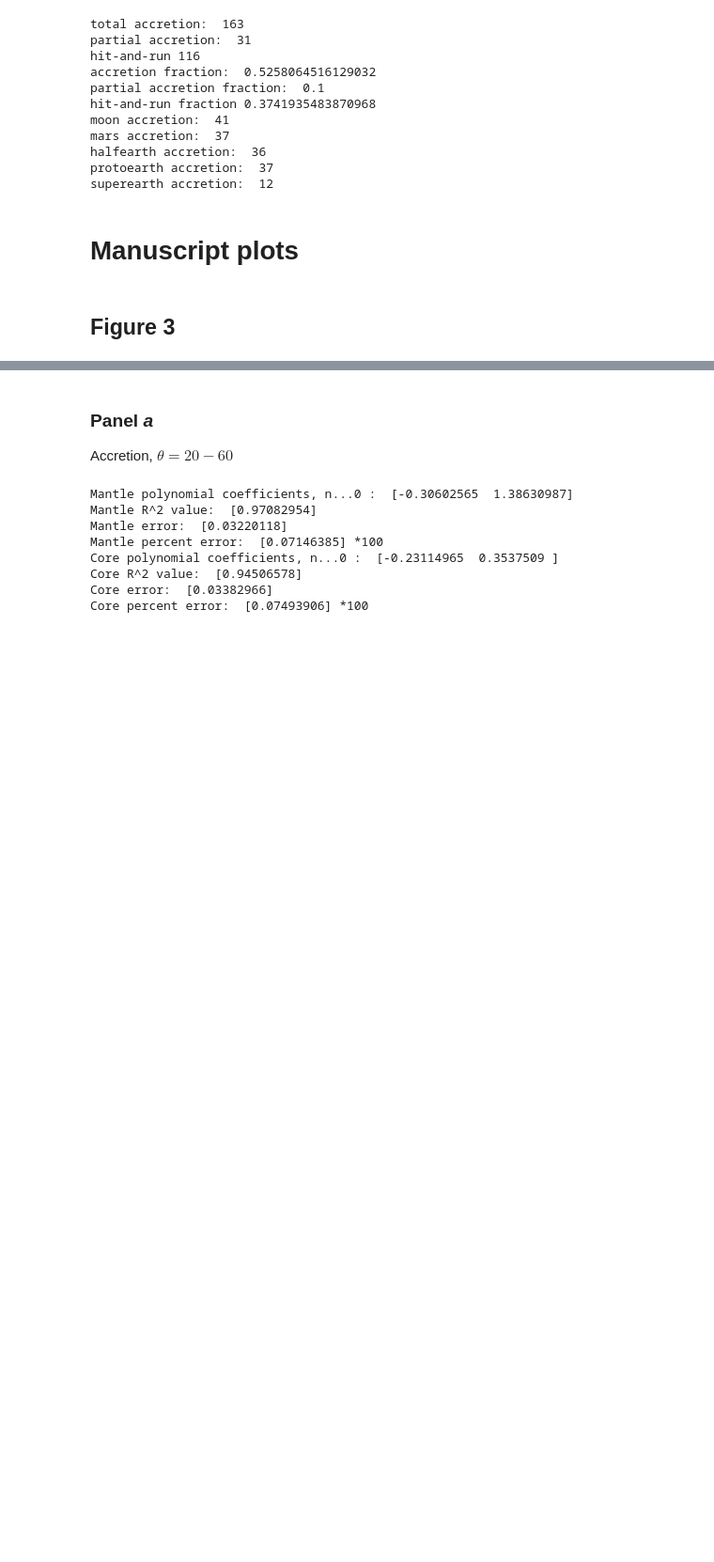
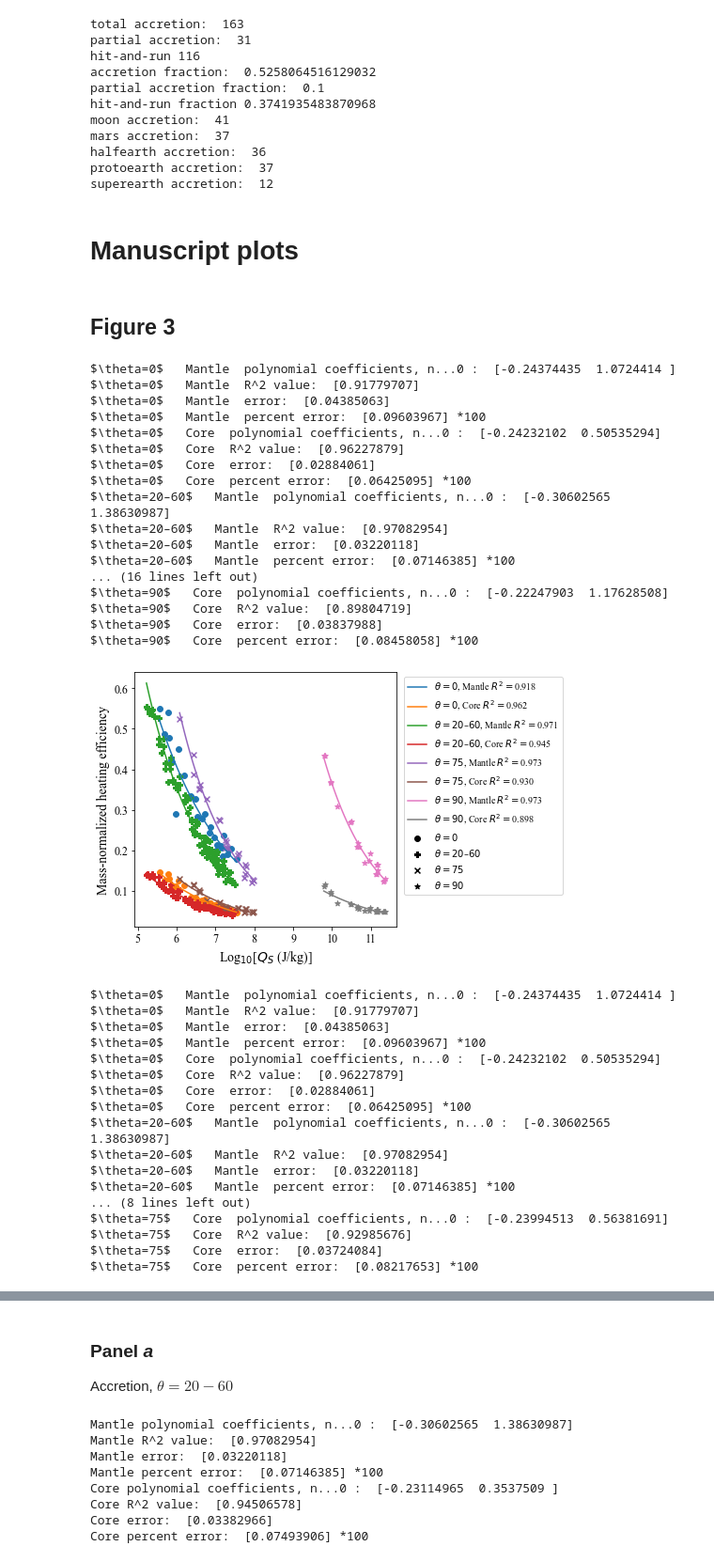
Before and after one commit to PlanetSim/SWIFT-survey-2024-paper-data, a Jupyter notebook: Manuscript_plots_only.ipynb, the cells around one changed output, grey strips where cells are left out. Shown at 94% size. Drawn from its saved outputs; the diff is of its cells as text; code cells hidden in the pictures; blank space fills up the shorter version.

```diff
--- a/Manuscript_plots_only.ipynb
+++ b/Manuscript_plots_only.ipynb
@@ -1758,3 +1799,42 @@ def u_core_mantle_bound_mass(simlistlist,labels=None,xlim=None,star=False,loglog
         imname=savefig+'.pdf'
         plt.savefig(imname,bbox_inches='tight')
     plt.show()
+# %%
+u_core_mantle_bound_mass([accretionlist],labels=None,loglog=True,logfit=True,combined=True,legend=False)
+u_core_mantle_bound_mass([accretionlistno90],labels=None,loglog=True,logfit=True,combined=True,legend=False)
+# %% [output]
+$\theta=0$   Mantle  polynomial coefficients, n...0 :  [-0.24374435  1.0724414 ]
+$\theta=0$   Mantle  R^2 value:  [0.91779707]
+$\theta=0$   Mantle  error:  [0.04385063]
+$\theta=0$   Mantle  percent error:  [0.09603967] *100
+$\theta=0$   Core  polynomial coefficients, n...0 :  [-0.24232102  0.50535294]
+$\theta=0$   Core  R^2 value:  [0.96227879]
+$\theta=0$   Core  error:  [0.02884061]
+$\theta=0$   Core  percent error:  [0.06425095] *100
+$\theta=20–60$   Mantle  polynomial coefficients, n...0 :  [-0.30602565  1.38630987]
+$\theta=20–60$   Mantle  R^2 value:  [0.97082954]
+$\theta=20–60$   Mantle  error:  [0.03220118]
+$\theta=20–60$   Mantle  percent error:  [0.07146385] *100
+... (16 lines left out)
+$\theta=90$   Core  polynomial coefficients, n...0 :  [-0.22247903  1.17628508]
+$\theta=90$   Core  R^2 value:  [0.89804719]
+$\theta=90$   Core  error:  [0.03837988]
+$\theta=90$   Core  percent error:  [0.08458058] *100
+[figure, added]
+$\theta=0$   Mantle  polynomial coefficients, n...0 :  [-0.24374435  1.0724414 ]
+$\theta=0$   Mantle  R^2 value:  [0.91779707]
+$\theta=0$   Mantle  error:  [0.04385063]
+$\theta=0$   Mantle  percent error:  [0.09603967] *100
+$\theta=0$   Core  polynomial coefficients, n...0 :  [-0.24232102  0.50535294]
+$\theta=0$   Core  R^2 value:  [0.96227879]
+$\theta=0$   Core  error:  [0.02884061]
+$\theta=0$   Core  percent error:  [0.06425095] *100
+$\theta=20–60$   Mantle  polynomial coefficients, n...0 :  [-0.30602565  1.38630987]
+$\theta=20–60$   Mantle  R^2 value:  [0.97082954]
+$\theta=20–60$   Mantle  error:  [0.03220118]
+$\theta=20–60$   Mantle  percent error:  [0.07146385] *100
+... (8 lines left out)
+$\theta=75$   Core  polynomial coefficients, n...0 :  [-0.23994513  0.56381691]
+$\theta=75$   Core  R^2 value:  [0.92985676]
+$\theta=75$   Core  error:  [0.03724084]
+$\theta=75$   Core  percent error:  [0.08217653] *100
```
Also changed, not shown: parts of 62 cells of this notebook.
